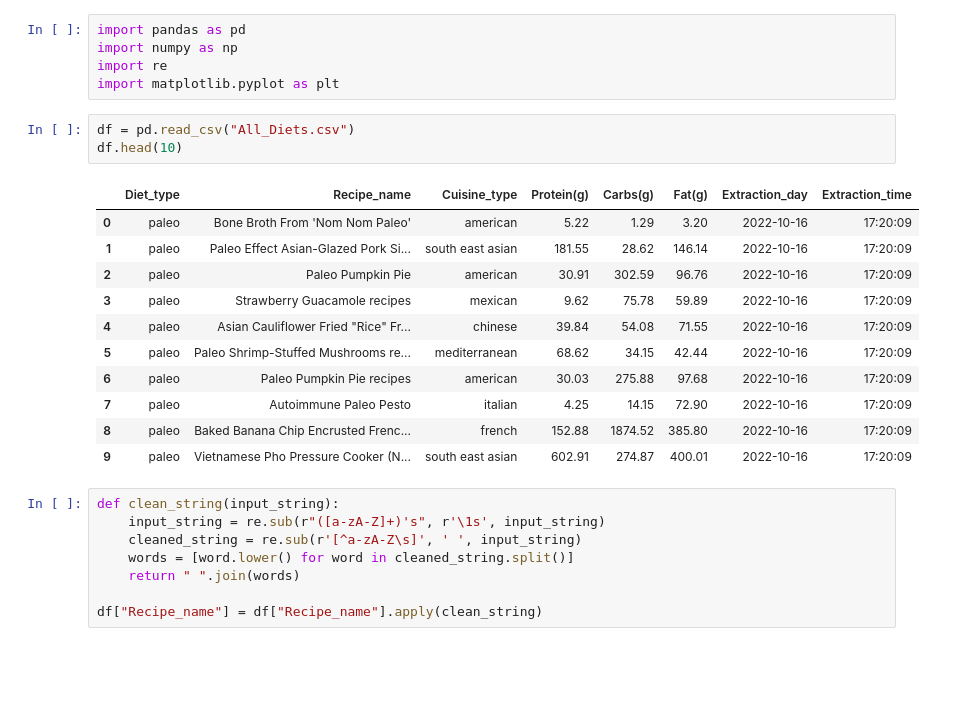
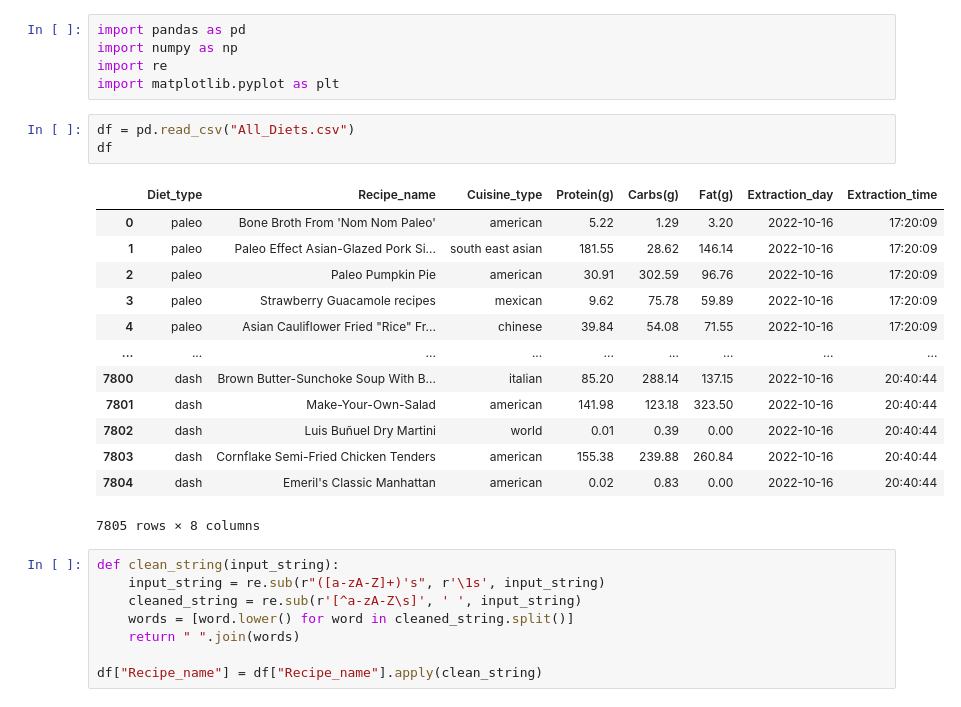
Before and after one commit to uumaaa/DietRecomendation, a Jupyter notebook: clean_dataset.ipynb, the cells around one changed output. Cells and saved outputs as stored; diff of their text form; blank space fills up the shorter version.

```diff
--- a/clean_dataset.ipynb
+++ b/clean_dataset.ipynb
@@ -5,19 +5,21 @@ import re
 import matplotlib.pyplot as plt
 # %%
 df = pd.read_csv("All_Diets.csv")
-df.head(10)
+df
 # %% [output]
 |  | Diet_type | Recipe_name | Cuisine_type | Protein(g) | Carbs(g) | Fat(g) | Extraction_day | Extraction_time |
 | 0 | paleo | Bone Broth From 'Nom Nom Paleo' | american | 5.22 | 1.29 | 3.20 | 2022-10-16 | 17:20:09 |
 | 1 | paleo | Paleo Effect Asian-Glazed Pork Si... | south east asian | 181.55 | 28.62 | 146.14 | 2022-10-16 | 17:20:09 |
 | 2 | paleo | Paleo Pumpkin Pie | american | 30.91 | 302.59 | 96.76 | 2022-10-16 | 17:20:09 |
 | 3 | paleo | Strawberry Guacamole recipes | mexican | 9.62 | 75.78 | 59.89 | 2022-10-16 | 17:20:09 |
 | 4 | paleo | Asian Cauliflower Fried "Rice" Fr... | chinese | 39.84 | 54.08 | 71.55 | 2022-10-16 | 17:20:09 |
-| 5 | paleo | Paleo Shrimp-Stuffed Mushrooms re... | mediterranean | 68.62 | 34.15 | 42.44 | 2022-10-16 | 17:20:09 |
-| 6 | paleo | Paleo Pumpkin Pie recipes | american | 30.03 | 275.88 | 97.68 | 2022-10-16 | 17:20:09 |
-| 7 | paleo | Autoimmune Paleo Pesto | italian | 4.25 | 14.15 | 72.90 | 2022-10-16 | 17:20:09 |
-| 8 | paleo | Baked Banana Chip Encrusted Frenc... | french | 152.88 | 1874.52 | 385.80 | 2022-10-16 | 17:20:09 |
-| 9 | paleo | Vietnamese Pho Pressure Cooker (N... | south east asian | 602.91 | 274.87 | 400.01 | 2022-10-16 | 17:20:09 |
+| ... | ... | ... | ... | ... | ... | ... | ... | ... |
+| 7800 | dash | Brown Butter-Sunchoke Soup With B... | italian | 85.20 | 288.14 | 137.15 | 2022-10-16 | 20:40:44 |
+| 7801 | dash | Make-Your-Own-Salad | american | 141.98 | 123.18 | 323.50 | 2022-10-16 | 20:40:44 |
+| 7802 | dash | Luis Buñuel Dry Martini | world | 0.01 | 0.39 | 0.00 | 2022-10-16 | 20:40:44 |
+| 7803 | dash | Cornflake Semi-Fried Chicken Tenders | american | 155.38 | 239.88 | 260.84 | 2022-10-16 | 20:40:44 |
+| 7804 | dash | Emeril's Classic Manhattan | american | 0.02 | 0.83 | 0.00 | 2022-10-16 | 20:40:44 |
+7805 rows × 8 columns
 # %%
 def clean_string(input_string):
     input_string = re.sub(r"([a-zA-Z]+)'s", r'\1s', input_string)
```
Also changed, not shown: parts of 6 cells of this notebook, 6 other files.
